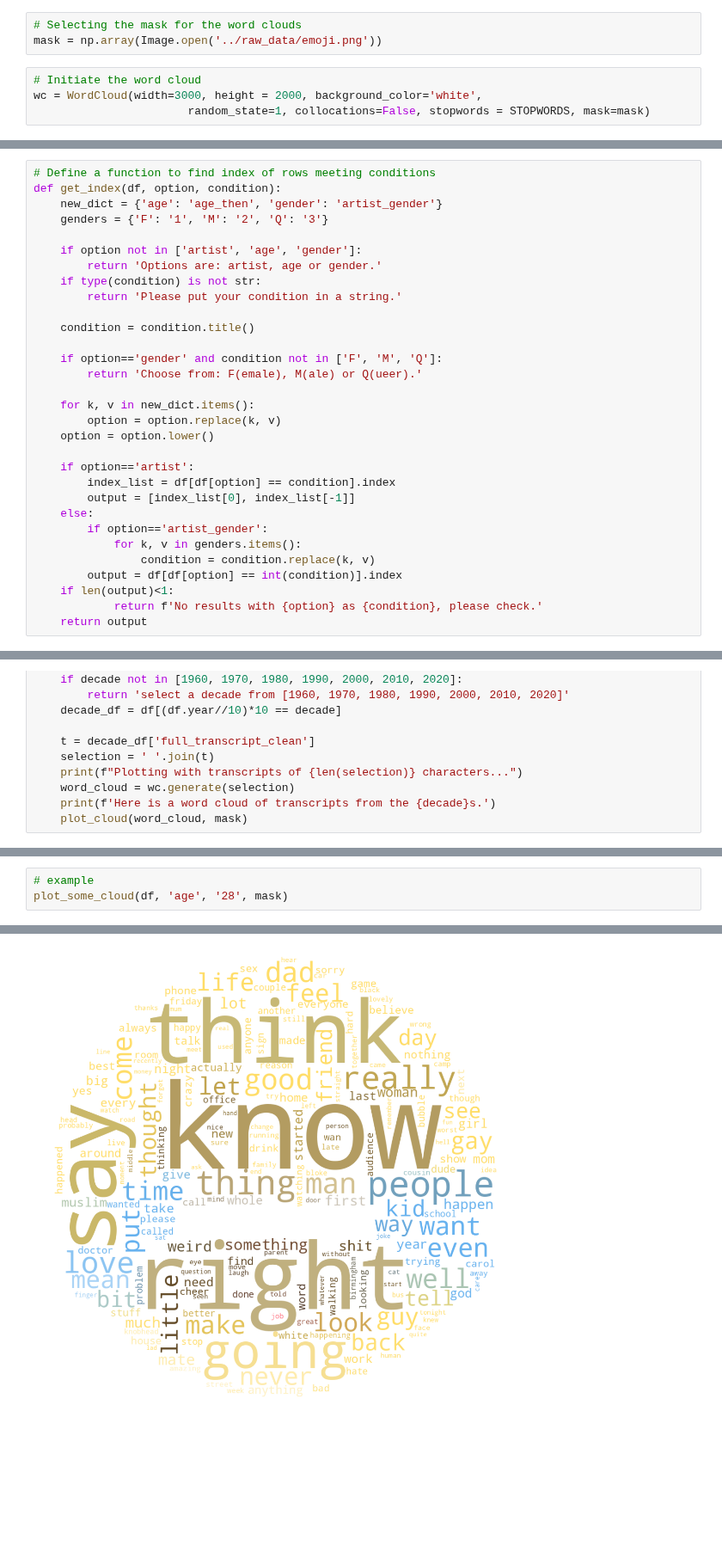
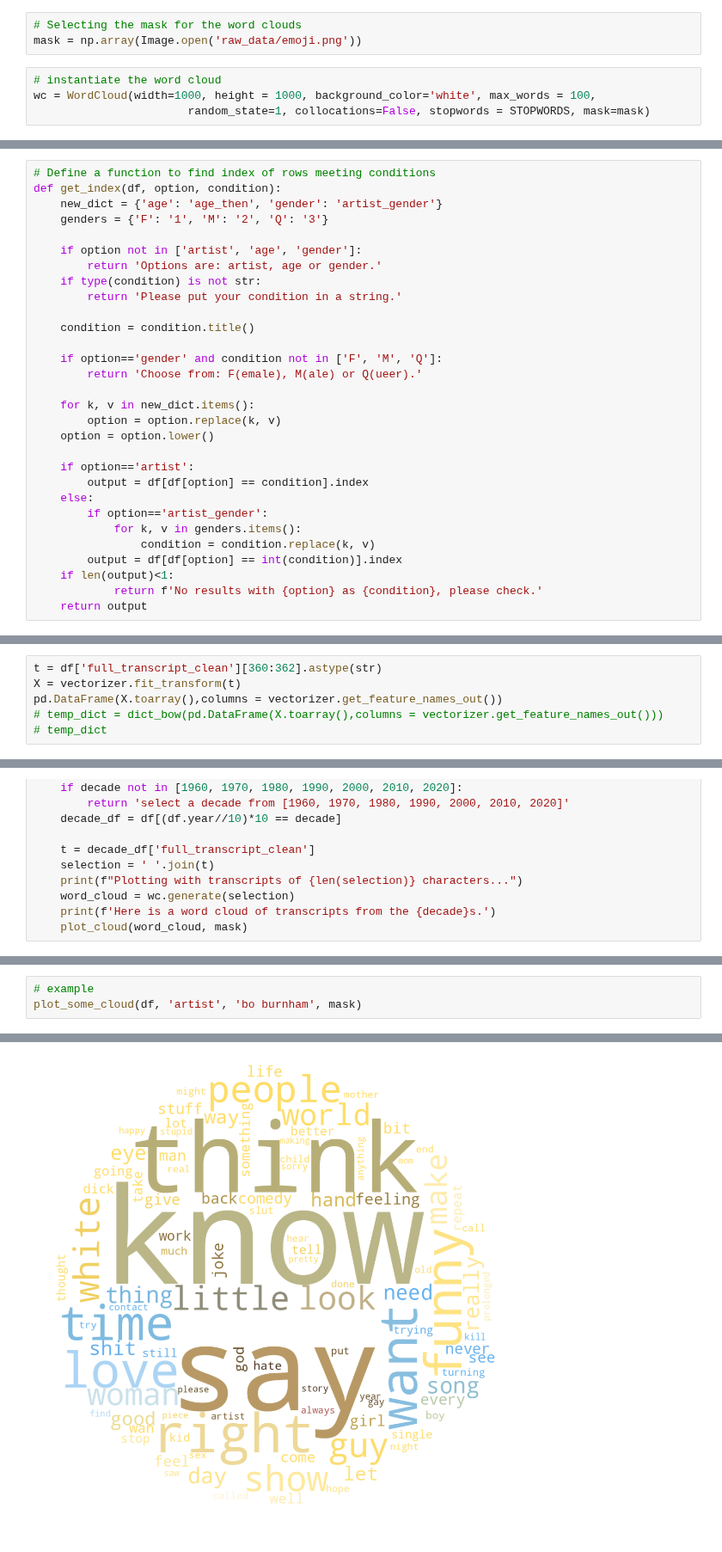
Before and after one commit to rmelbardis/ObjectivelyFunny, a Jupyter notebook: notebooks/yuqing_WordCloud_v3.ipynb, the cells around one changed output, grey strips where cells are left out. Shown at 86% size. Drawn from its saved outputs; the diff is of its cells as text; blank space fills up the shorter version.

```diff
--- a/notebooks/yuqing_WordCloud_v3.ipynb
+++ b/notebooks/yuqing_WordCloud_v3.ipynb
@@ -119,10 +61,10 @@ dtype: int64
 ## Word cloud
 # %%
 # Selecting the mask for the word clouds
-mask = np.array(Image.open('../raw_data/emoji.png'))
+mask = np.array(Image.open('raw_data/emoji.png'))
 # %%
-# Initiate the word cloud
-wc = WordCloud(width=3000, height = 2000, background_color='white',
+# instantiate the word cloud
+wc = WordCloud(width=1000, height = 1000, background_color='white', max_words = 100,
                        random_state=1, collocations=False, stopwords = STOPWORDS, mask=mask)
 # %%
 # Define a function to plot word cloud
@@ -155,8 +97,7 @@ def get_index(df, option, condition):
     option = option.lower()
 
     if option=='artist':
-        index_list = df[df[option] == condition].index
-        output = [index_list[0], index_list[-1]]
+        output = df[df[option] == condition].index
     else:
         if option=='artist_gender':
             for k, v in genders.items():
@@ -173,6 +118,12 @@ def dict_bow(df):
     values = df.sum().values
     bow_dict = dict(zip(keys, values))
     return bow_dict
+# %%
+t = df['full_transcript_clean'][360:362].astype(str)
+X = vectorizer.fit_transform(t)
+pd.DataFrame(X.toarray(),columns = vectorizer.get_feature_names_out())
+# temp_dict = dict_bow(pd.DataFrame(X.toarray(),columns = vectorizer.get_feature_names_out()))
+# temp_dict
 # %%
 def plot_from_bow(df, option, condition, mask, model=best_cv_model):
     index = get_index(df, option, condition)
@@ -244,5 +192,5 @@ def plot_some_cloud(df, option, condition, mask=None):
     plot_cloud(word_cloud, mask)
 # %%
 # example
-plot_some_cloud(df, 'age', '28', mask)
+plot_some_cloud(df, 'artist', 'bo burnham', mask)
 # %% [output]
@@ -251 +199 @@ Plotting with transcripts of 62764 characters...
-[figure, old version]
+[figure, new version]
```
Also changed, not shown: parts of 9 cells of this notebook.
